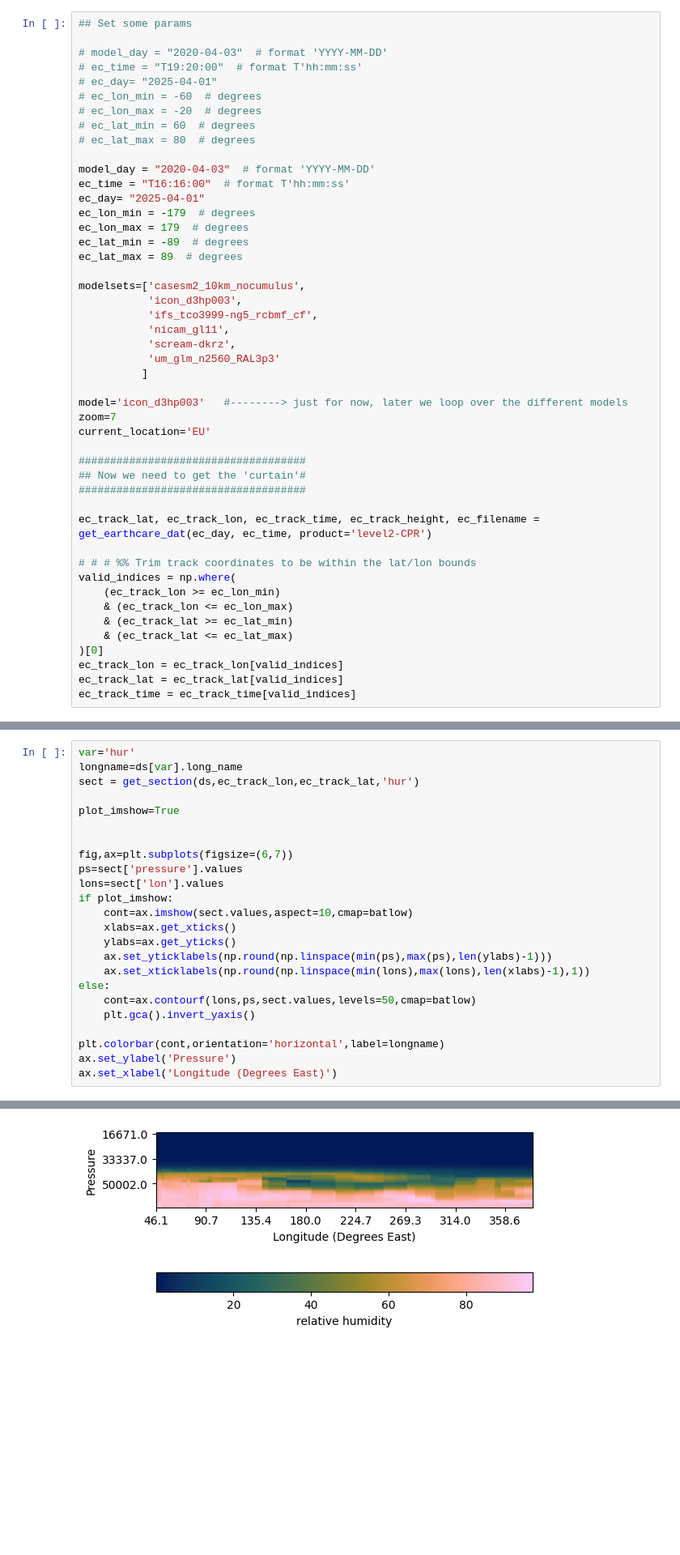
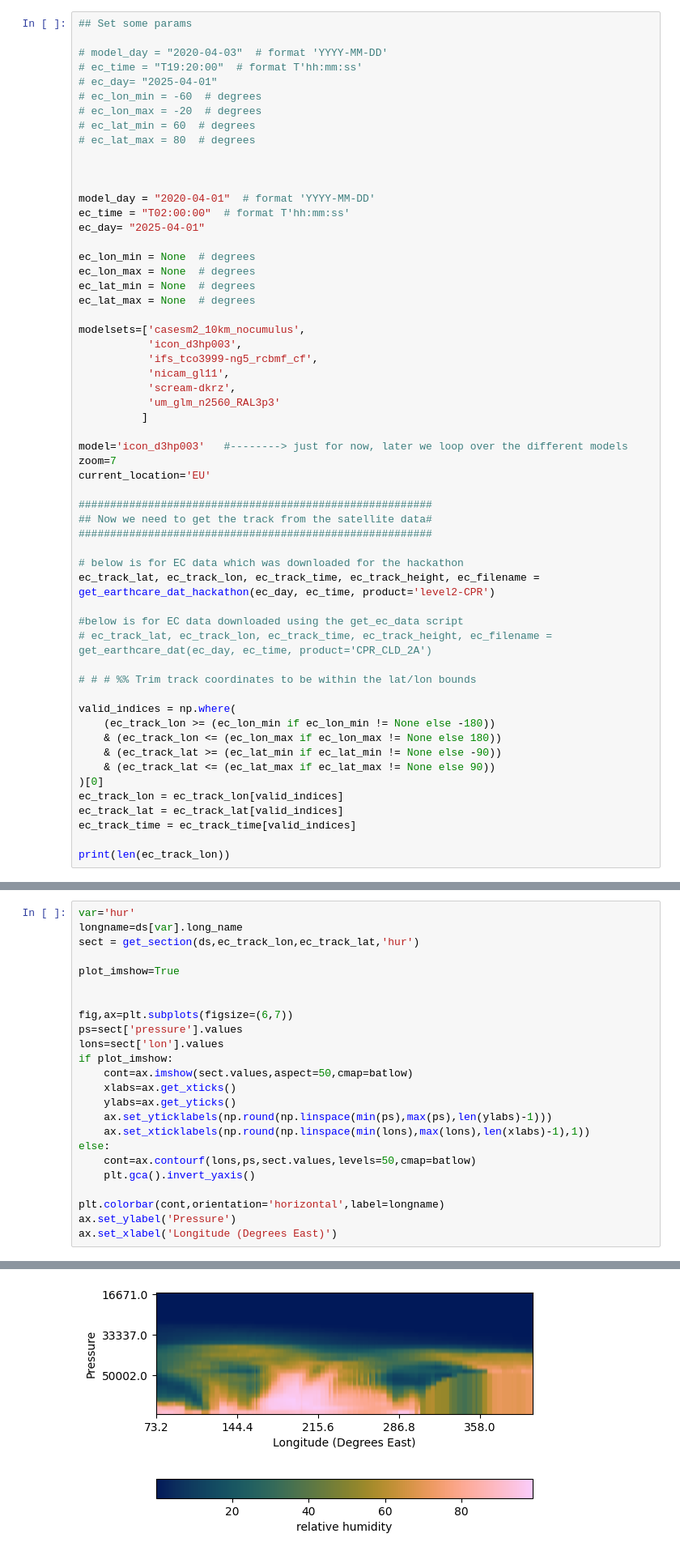
Before and after one commit to hauke-schmidt/hk25-teams-hs, a Jupyter notebook: hk25-IceSheet/satellite.ipynb, the cells around one changed output, grey strips where cells are left out. Shown at 81% size. Saved outputs shown, nothing was run; the diff lists cells and outputs as text; blank space fills up the shorter version.

Commit message:
add some plotting functions

```diff
--- a/hk25-IceSheet/satellite.ipynb
+++ b/hk25-IceSheet/satellite.ipynb
@@ -195,13 +197,16 @@ def interpolate_to_track2(ds, weights_file, track_lon, track_lat):
 # ec_lat_min = 60  # degrees
 # ec_lat_max = 80  # degrees
 
-model_day = "2020-04-03"  # format 'YYYY-MM-DD'
-ec_time = "T16:16:00"  # format T'hh:mm:ss'
+
+
+model_day = "2020-04-01"  # format 'YYYY-MM-DD'
+ec_time = "T02:00:00"  # format T'hh:mm:ss'
 ec_day= "2025-04-01"
-ec_lon_min = -179  # degrees
-ec_lon_max = 179  # degrees
-ec_lat_min = -89  # degrees
-ec_lat_max = 89  # degrees
+
+ec_lon_min = None  # degrees
+ec_lon_max = None  # degrees
+ec_lat_min = None  # degrees
+ec_lat_max = None  # degrees
 
 modelsets=['casesm2_10km_nocumulus',
            'icon_d3hp003',
@@ -215,20 +220,27 @@ model='icon_d3hp003'   #--------> just for now, later we loop over the different
 zoom=7
 current_location='EU'
 
-####################################
-## Now we need to get the 'curtain'#
-####################################
+########################################################
+## Now we need to get the track from the satellite data#
+########################################################
 
-ec_track_lat, ec_track_lon, ec_track_time, ec_track_height, ec_filename = get_earthcare_dat(ec_day, ec_time, product='level2-CPR')
+# below is for EC data which was downloaded for the hackathon
+ec_track_lat, ec_track_lon, ec_track_time, ec_track_height, ec_filename = get_earthcare_dat_hackathon(ec_day, ec_time, product='level2-CPR')
+
+#below is for EC data downloaded using the get_ec_data script
+# ec_track_lat, ec_track_lon, ec_track_time, ec_track_height, ec_filename = get_earthcare_dat(ec_day, ec_time, product='CPR_CLD_2A')
 
 # # # %% Trim track coordinates to be within the lat/lon bounds
+
 valid_indices = np.where(
-    (ec_track_lon >= ec_lon_min)
-    & (ec_track_lon <= ec_lon_max)
-    & (ec_track_lat >= ec_lat_min)
-    & (ec_track_lat <= ec_lat_max)
+    (ec_track_lon >= (ec_lon_min if ec_lon_min != None else -180))
+    & (ec_track_lon <= (ec_lon_max if ec_lon_max != None else 180))
+    & (ec_track_lat >= (ec_lat_min if ec_lat_min != None else -90))
+    & (ec_track_lat <= (ec_lat_max if ec_lat_max != None else 90))
 )[0]
 ec_track_lon = ec_track_lon[valid_indices]
 ec_track_lat = ec_track_lat[valid_indices]
 ec_track_time = ec_track_time[valid_indices]
+
+print(len(ec_track_lon))
 # %% [output]
@@ -271,27 +288,27 @@ Take a simple section along the track and plot - must select the vairable to plo
 # %%
 var='hur'
 longname=ds[var].long_name
 sect = get_section(ds,ec_track_lon,ec_track_lat,'hur')
 
 plot_imshow=True
 
 
 fig,ax=plt.subplots(figsize=(6,7))
 ps=sect['pressure'].values
 lons=sect['lon'].values
 if plot_imshow:
-    cont=ax.imshow(sect.values,aspect=10,cmap=batlow)
+    cont=ax.imshow(sect.values,aspect=50,cmap=batlow)
     xlabs=ax.get_xticks()
     ylabs=ax.get_yticks()
     ax.set_yticklabels(np.round(np.linspace(min(ps),max(ps),len(ylabs)-1)))
     ax.set_xticklabels(np.round(np.linspace(min(lons),max(lons),len(xlabs)-1),1))
 else:
     cont=ax.contourf(lons,ps,sect.values,levels=50,cmap=batlow)
     plt.gca().invert_yaxis()
 
 plt.colorbar(cont,orientation='horizontal',label=longname)
 ax.set_ylabel('Pressure')
 ax.set_xlabel('Longitude (Degrees East)')
 # %% [output]
 Text(0.5, 0, 'Longitude (Degrees East)')
-[figure, old version]
+[figure, new version]
```
Also changed, not shown: parts of 19 cells of this notebook.
